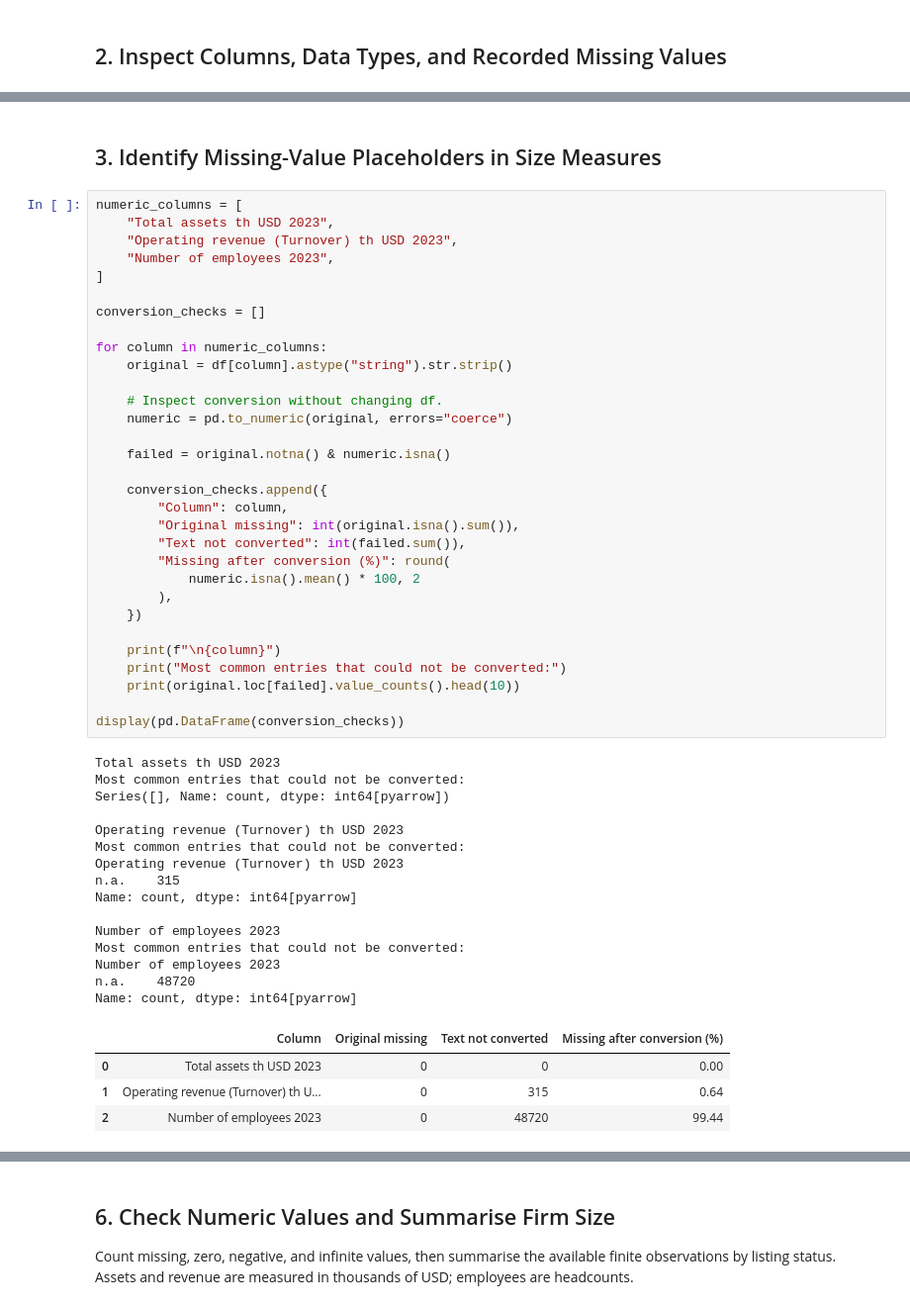
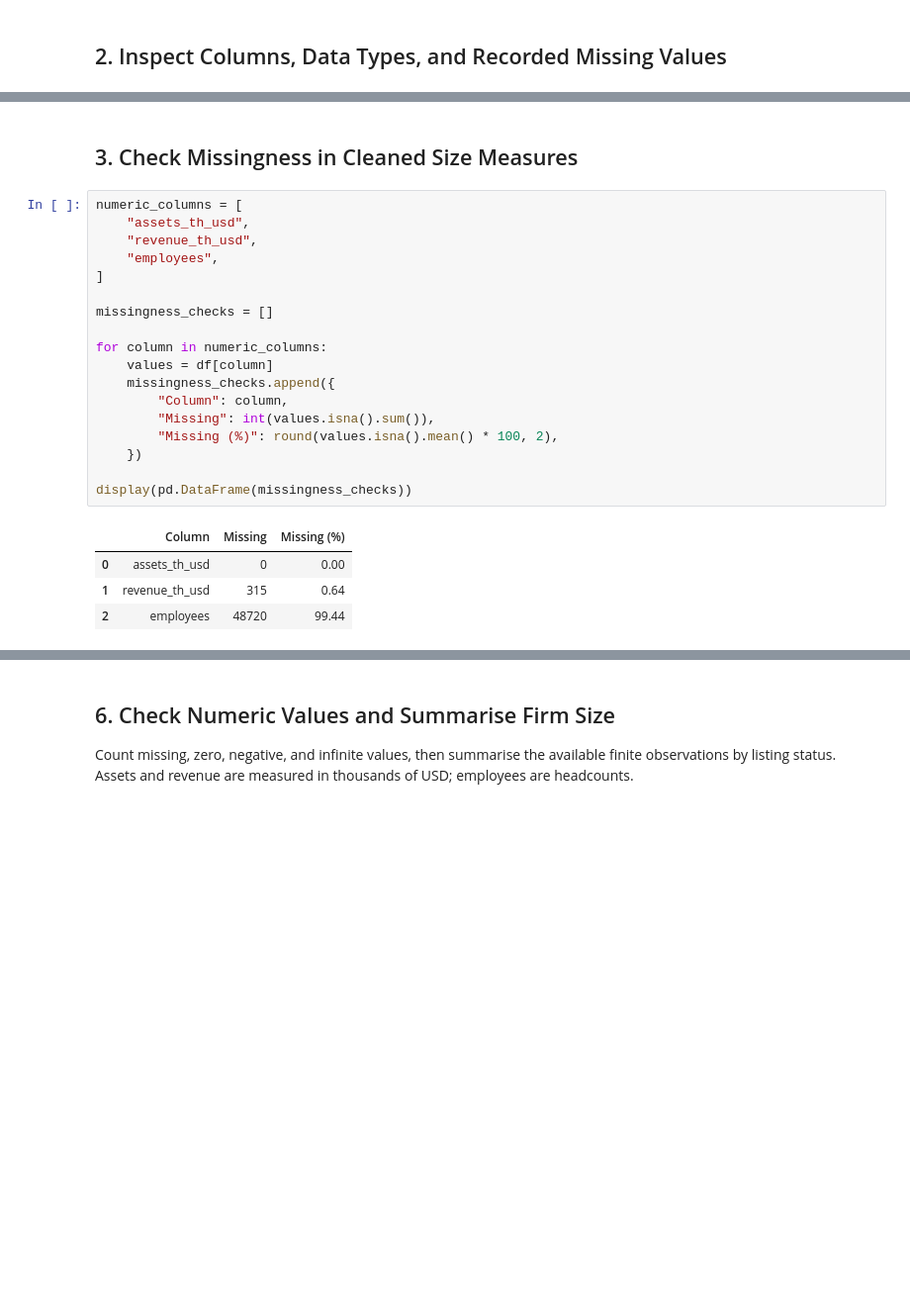
Before and after one commit to mljiang2026-oss/ds607-singapore-firm-size, a Jupyter notebook: notebooks/01_eda.ipynb, the cells around one changed output, grey strips where cells are left out. Shown at 99% size. Cells and saved outputs as stored; diff of their text form; blank space fills up the shorter version.

```diff
--- a/notebooks/01_eda.ipynb
+++ b/notebooks/01_eda.ipynb
@@ -84,54 +128,26 @@ with pd.option_context(
 # %% [markdown]
-## 3. Identify Missing-Value Placeholders in Size Measures
+## 3. Check Missingness in Cleaned Size Measures
 # %%
 numeric_columns = [
-    "Total assets th USD 2023",
-    "Operating revenue (Turnover) th USD 2023",
-    "Number of employees 2023",
+    "assets_th_usd",
+    "revenue_th_usd",
+    "employees",
 ]
 
-conversion_checks = []
+missingness_checks = []
 
 for column in numeric_columns:
-    original = df[column].astype("string").str.strip()
-
-    # Inspect conversion without changing df.
-    numeric = pd.to_numeric(original, errors="coerce")
-
-    failed = original.notna() & numeric.isna()
-
-    conversion_checks.append({
+    values = df[column]
+    missingness_checks.append({
         "Column": column,
-        "Original missing": int(original.isna().sum()),
-        "Text not converted": int(failed.sum()),
-        "Missing after conversion (%)": round(
-            numeric.isna().mean() * 100, 2
-        ),
+        "Missing": int(values.isna().sum()),
+        "Missing (%)": round(values.isna().mean() * 100, 2),
     })
 
-    print(f"\n{column}")
-    print("Most common entries that could not be converted:")
-    print(original.loc[failed].value_counts().head(10))
-
-display(pd.DataFrame(conversion_checks))
+display(pd.DataFrame(missingness_checks))
 # %% [output]
-Total assets th USD 2023
-Most common entries that could not be converted:
-Series([], Name: count, dtype: int64[pyarrow])
-
-Operating revenue (Turnover) th USD 2023
-Most common entries that could not be converted:
-Operating revenue (Turnover) th USD 2023
-n.a.    315
-Name: count, dtype: int64[pyarrow]
-
-Number of employees 2023
-Most common entries that could not be converted:
-Number of employees 2023
-n.a.    48720
-Name: count, dtype: int64[pyarrow]
-|  | Column | Original missing | Text not converted | Missing after conversion (%) |
-| 0 | Total assets th USD 2023 | 0 | 0 | 0.00 |
-| 1 | Operating revenue (Turnover) th U... | 0 | 315 | 0.64 |
-| 2 | Number of employees 2023 | 0 | 48720 | 99.44 |
+|  | Column | Missing | Missing (%) |
+| 0 | assets_th_usd | 0 | 0.00 |
+| 1 | revenue_th_usd | 315 | 0.64 |
+| 2 | employees | 48720 | 99.44 |
 # %% [markdown]
```
Also changed, not shown: parts of 16 cells of this notebook, 3 other files.
